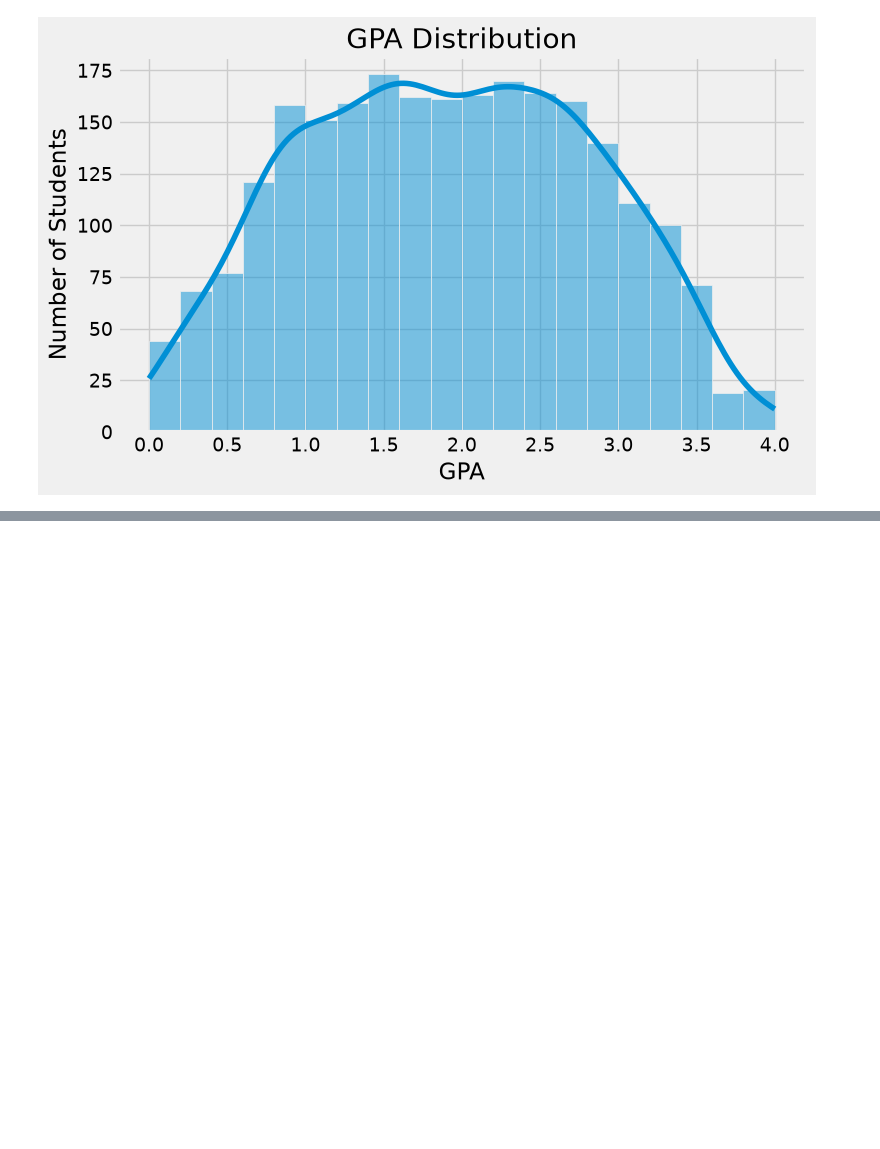
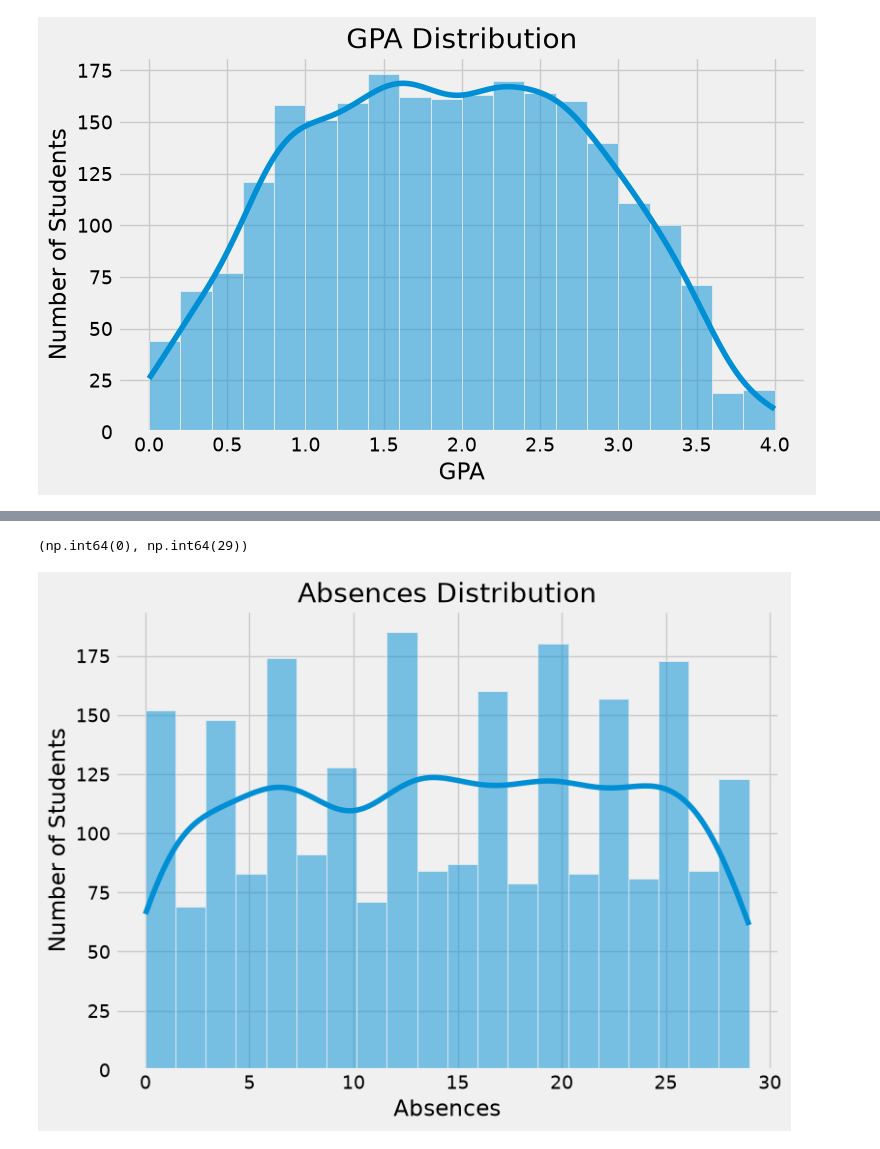
Before and after one commit to arman-ali07/Student-Performance-Prediction, a Jupyter notebook: students.ipynb, the cells around one changed output, grey strips where cells are left out. Saved outputs shown, nothing was run; the diff lists cells and outputs as text; code cells hidden in the pictures; blank space fills up the shorter version.

```diff
--- a/students.ipynb
+++ b/students.ipynb
@@ -208,0 +246,15 @@ plt.show()
+# %%
+df["Absences"].min(), df["Absences"].max()
+# %% [output]
+(np.int64(0), np.int64(29))
+# %%
+plt.figure(figsize=(8,6))
+sns.histplot(df["Absences"],kde=True,bins=20)
+
+plt.title("Absences Distribution")
+plt.xlabel("Absences")
+plt.ylabel("Number of Students")
+plt.tight_layout()
+plt.show()
+# %% [output]
+[figure, added]
```
Also changed, not shown: parts of 3 cells of this notebook.
